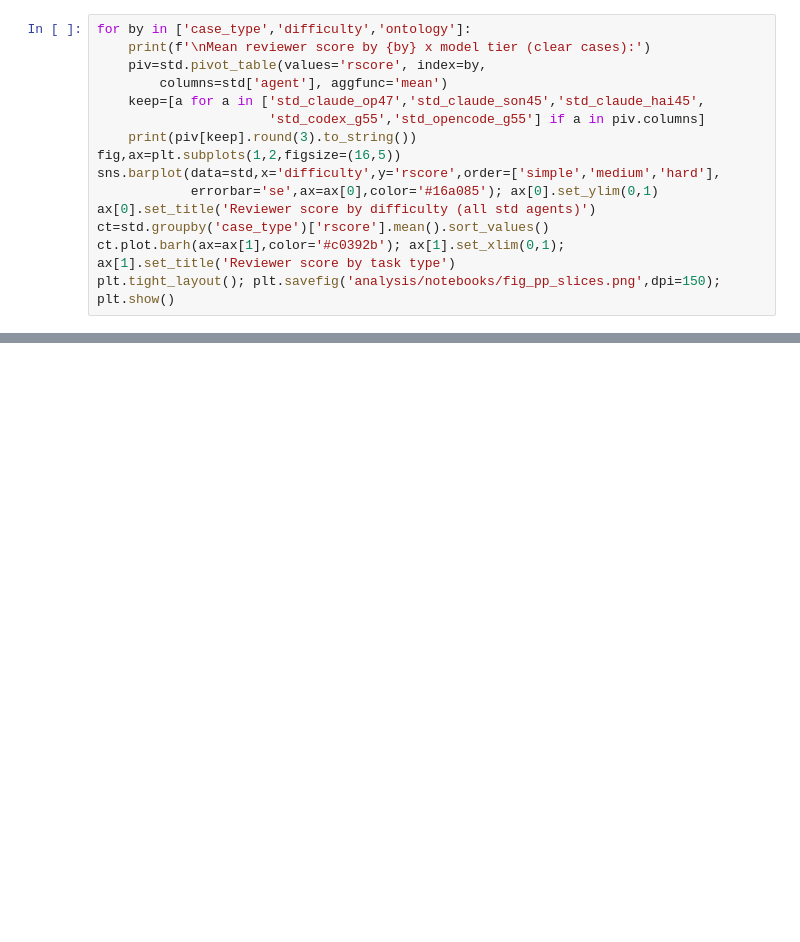
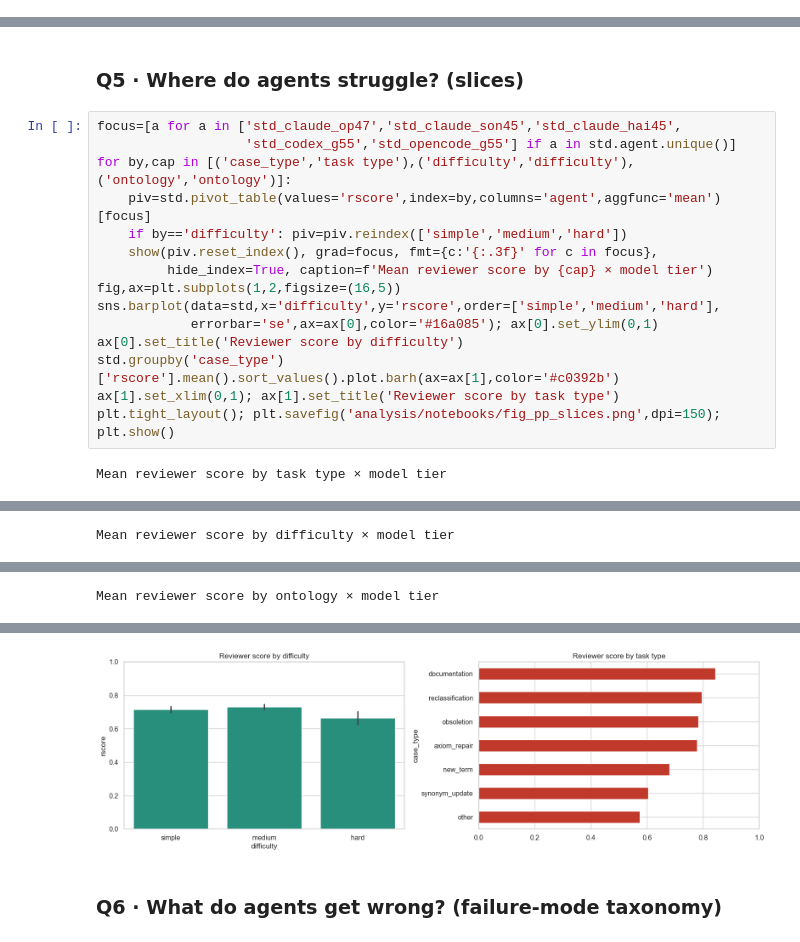
Before and after one commit to ai4curation/ai4c-scribe, a Jupyter notebook: analysis/notebooks/02_reviewer_eval.ipynb, the cells around one changed output, grey strips where cells are left out. Saved outputs shown, nothing was run; the diff lists cells and outputs as text; blank space fills up the shorter version.

```diff
--- a/analysis/notebooks/02_reviewer_eval.ipynb
+++ b/analysis/notebooks/02_reviewer_eval.ipynb
@@ -420,15 +0,0 @@ std_copilot_son45 std_opencode_kimi        34   0.721   0.717     -0.004      9.
-# %%
-for by in ['case_type','difficulty','ontology']:
-    print(f'\nMean reviewer score by {by} x model tier (clear cases):')
-    piv=std.pivot_table(values='rscore', index=by,
-        columns=std['agent'], aggfunc='mean')
-    keep=[a for a in ['std_claude_op47','std_claude_son45','std_claude_hai45',
-                      'std_codex_g55','std_opencode_g55'] if a in piv.columns]
-    print(piv[keep].round(3).to_string())
-fig,ax=plt.subplots(1,2,figsize=(16,5))
-sns.barplot(data=std,x='difficulty',y='rscore',order=['simple','medium','hard'],
-            errorbar='se',ax=ax[0],color='#16a085'); ax[0].set_ylim(0,1)
-ax[0].set_title('Reviewer score by difficulty (all std agents)')
-ct=std.groupby('case_type')['rscore'].mean().sort_values()
-ct.plot.barh(ax=ax[1],color='#c0392b'); ax[1].set_xlim(0,1); ax[1].set_title('Reviewer score by task type')
-plt.tight_layout(); plt.savefig('analysis/notebooks/fig_pp_slices.png',dpi=150); plt.show()
@@ -510,0 +463,19 @@ go #19185, uberon #3591. These are excluded by the same logic as
+# %% [markdown]
+### Q5 · Where do agents struggle? (slices)
+# %%
+focus=[a for a in ['std_claude_op47','std_claude_son45','std_claude_hai45',
+                   'std_codex_g55','std_opencode_g55'] if a in std.agent.unique()]
+for by,cap in [('case_type','task type'),('difficulty','difficulty'),('ontology','ontology')]:
+    piv=std.pivot_table(values='rscore',index=by,columns='agent',aggfunc='mean')[focus]
+    if by=='difficulty': piv=piv.reindex(['simple','medium','hard'])
+    show(piv.reset_index(), grad=focus, fmt={c:'{:.3f}' for c in focus},
+         hide_index=True, caption=f'Mean reviewer score by {cap} × model tier')
+fig,ax=plt.subplots(1,2,figsize=(16,5))
+sns.barplot(data=std,x='difficulty',y='rscore',order=['simple','medium','hard'],
+            errorbar='se',ax=ax[0],color='#16a085'); ax[0].set_ylim(0,1)
+ax[0].set_title('Reviewer score by difficulty')
+std.groupby('case_type')['rscore'].mean().sort_values().plot.barh(ax=ax[1],color='#c0392b')
+ax[1].set_xlim(0,1); ax[1].set_title('Reviewer score by task type')
+plt.tight_layout(); plt.savefig('analysis/notebooks/fig_pp_slices.png',dpi=150); plt.show()
+# %% [output]
+Mean reviewer score by task type × model tier
@@ -510,0 +490 @@ go #19185, uberon #3591. These are excluded by the same logic as
+Mean reviewer score by difficulty × model tier
@@ -510,0 +495 @@ go #19185, uberon #3591. These are excluded by the same logic as
+Mean reviewer score by ontology × model tier
@@ -510,0 +501,3 @@ go #19185, uberon #3591. These are excluded by the same logic as
+[figure, added]
+# %% [markdown]
+### Q6 · What do agents get wrong? (failure-mode taxonomy)
```
Also changed, not shown: parts of 61 cells of this notebook, 5 other files.
